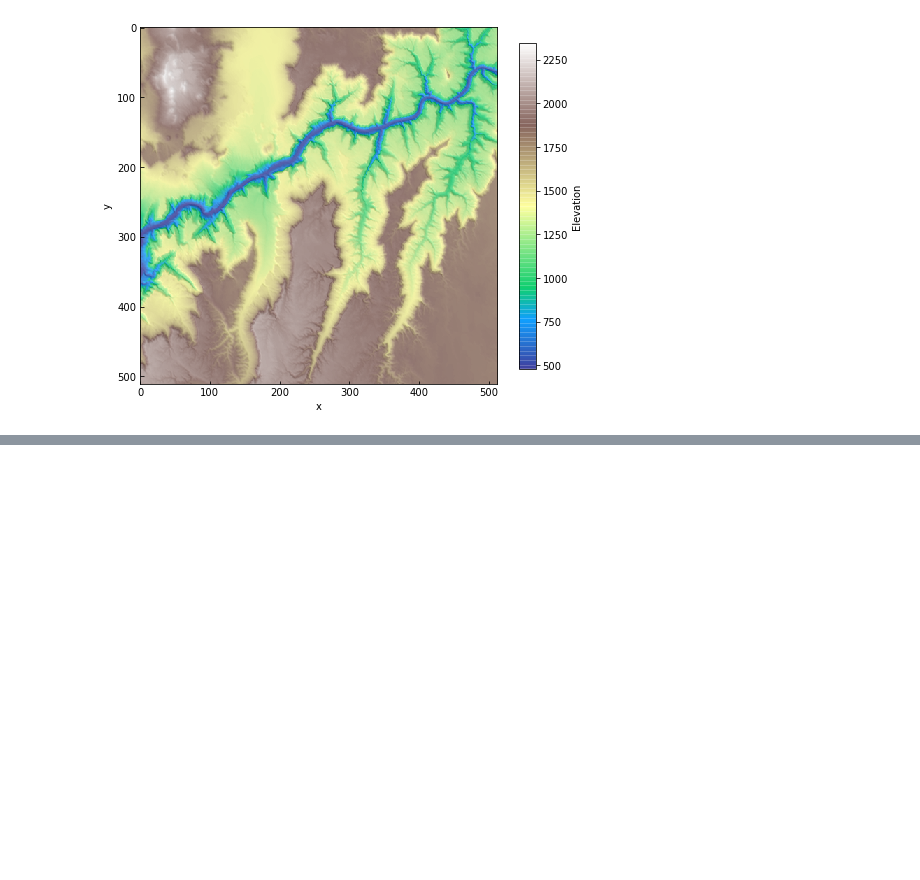
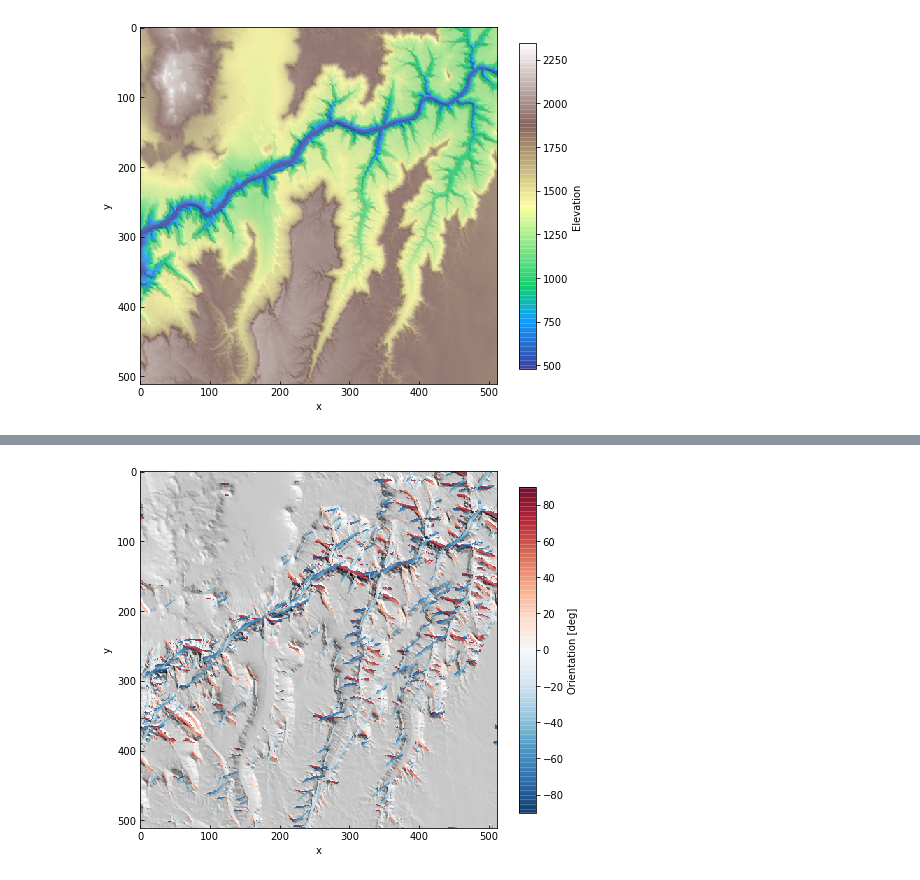
Before and after one commit to stgl/scarplet, a Jupyter notebook: docs/source/examples/channels.ipynb, the cells around one changed output, grey strips where cells are left out. Drawn from its saved outputs; the diff is of its cells as text; code cells hidden in the pictures; blank space fills up the shorter version.

```diff
--- a/docs/source/examples/channels.ipynb
+++ b/docs/source/examples/channels.ipynb
@@ -27,0 +44,8 @@ sl.plot_results(data, res, figsize=(8,8))
+# %%
+data.plot(color=False, figsize=(8, 8))
+ax = plt.gca()
+angle = res[2] * 180. / np. pi
+im = ax.imshow(angle, alpha=0.75, cmap='RdBu_r')
+cb = plt.colorbar(im, ax=ax, shrink=0.75, label='Orientation [deg]')
+# %% [output]
+[figure, added]
```
Also changed, not shown: parts of 9 cells of this notebook, 2 other files.
